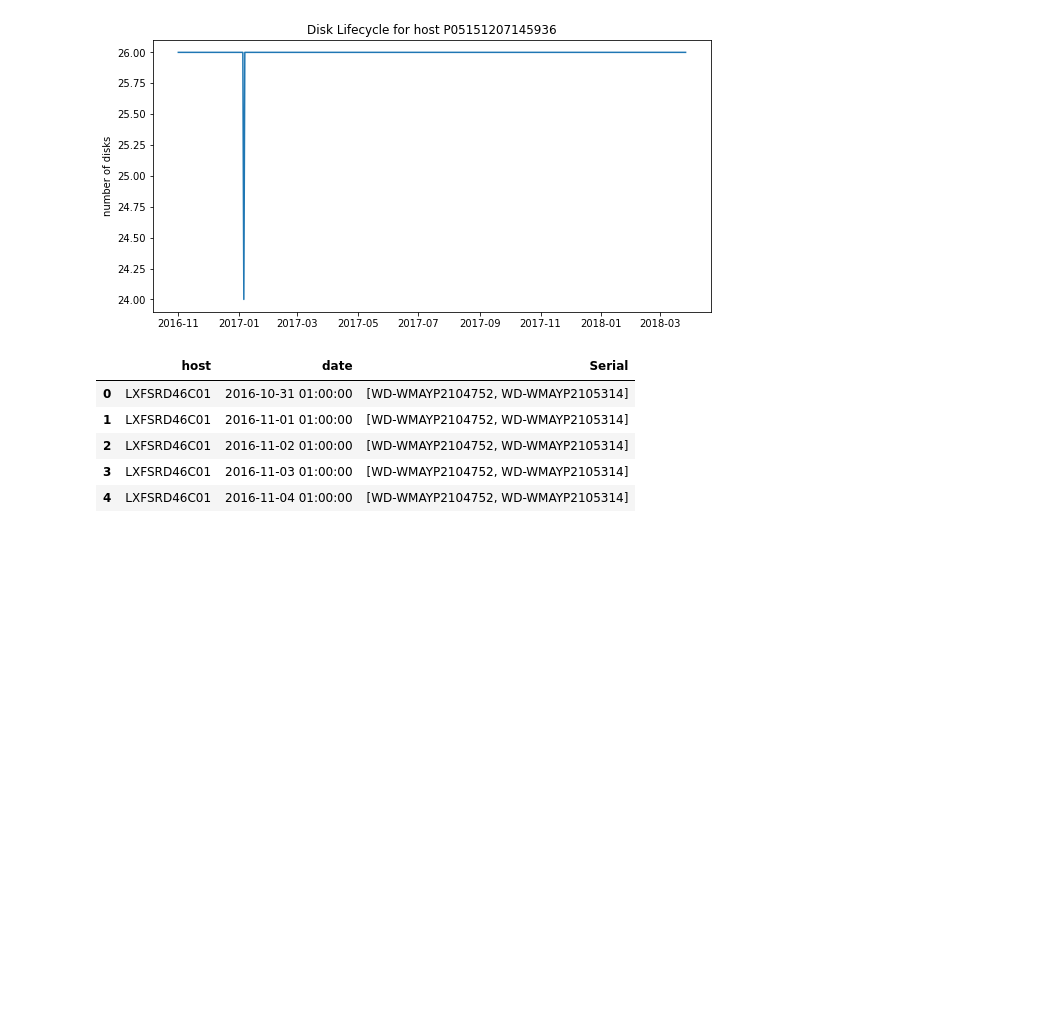
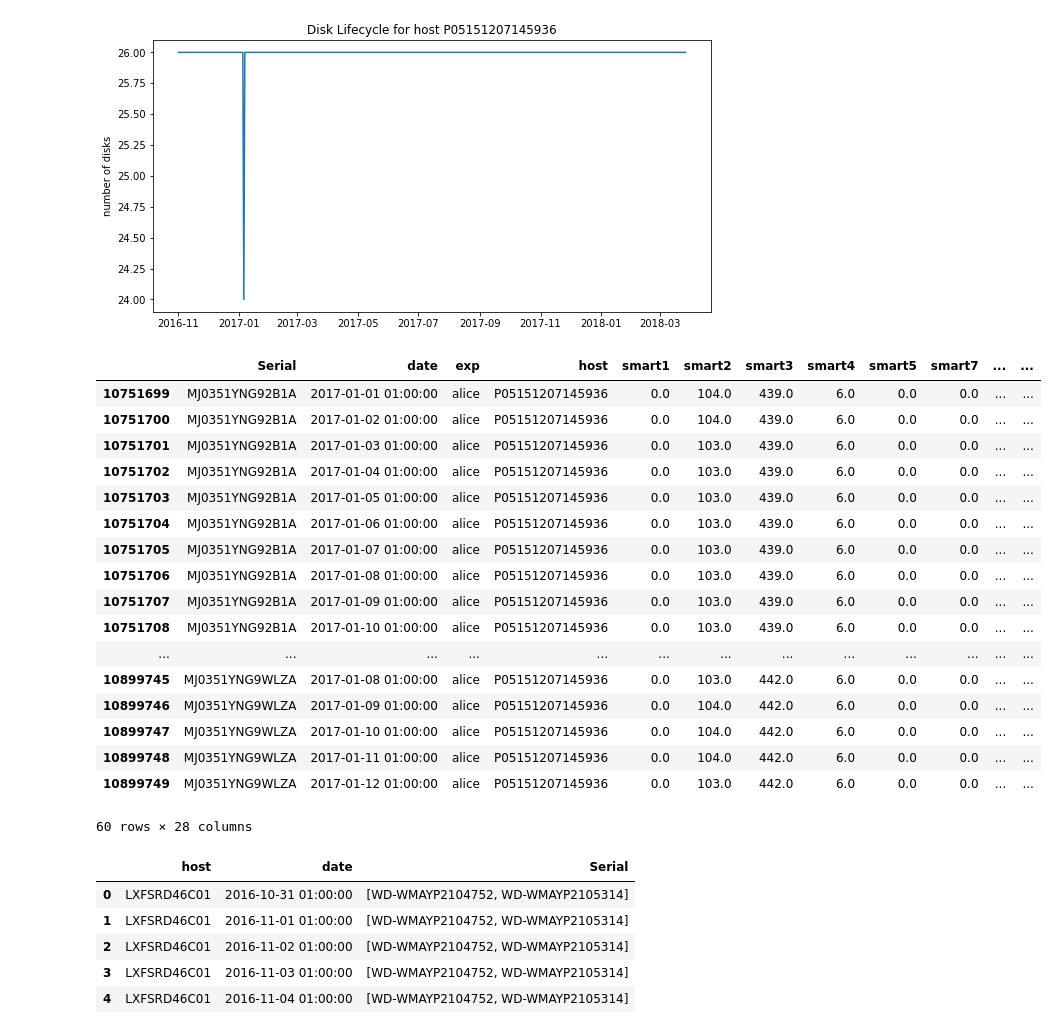
Before and after one commit to gacalheiros/hackathon, a Jupyter notebook: EDA-Baseline for Hackathon.ipynb, the cells around one changed output. Saved outputs shown, nothing was run; the diff lists cells and outputs as text; code cells hidden in the pictures; blank space fills up the shorter version.

```diff
--- a/EDA-Baseline for Hackathon.ipynb
+++ b/EDA-Baseline for Hackathon.ipynb
@@ -382,6 +420,28 @@ plot_disk_per_host('P05151207145936') # Possible two disk failure example
 [figure]
 [figure]
 [figure]
+# %%
+df_host=data[(data.host == 'P05151207145936') & (data.date > '2017-01-01') & (data.date < '2017-01-16')]
+df_host.groupby(['host','date']).head()
+# %% [output]
+|  | Serial | date | exp | host | smart1 | smart2 | smart3 | smart4 | smart5 | smart7 | ... | ... |
+| 10751699 | MJ0351YNG92B1A | 2017-01-01 01:00:00 | alice | P05151207145936 | 0.0 | 104.0 | 439.0 | 6.0 | 0.0 | 0.0 | ... | ... |
+| 10751700 | MJ0351YNG92B1A | 2017-01-02 01:00:00 | alice | P05151207145936 | 0.0 | 104.0 | 439.0 | 6.0 | 0.0 | 0.0 | ... | ... |
+| 10751701 | MJ0351YNG92B1A | 2017-01-03 01:00:00 | alice | P05151207145936 | 0.0 | 103.0 | 439.0 | 6.0 | 0.0 | 0.0 | ... | ... |
+| 10751702 | MJ0351YNG92B1A | 2017-01-04 01:00:00 | alice | P05151207145936 | 0.0 | 103.0 | 439.0 | 6.0 | 0.0 | 0.0 | ... | ... |
+| 10751703 | MJ0351YNG92B1A | 2017-01-05 01:00:00 | alice | P05151207145936 | 0.0 | 103.0 | 439.0 | 6.0 | 0.0 | 0.0 | ... | ... |
+| 10751704 | MJ0351YNG92B1A | 2017-01-06 01:00:00 | alice | P05151207145936 | 0.0 | 103.0 | 439.0 | 6.0 | 0.0 | 0.0 | ... | ... |
+| 10751705 | MJ0351YNG92B1A | 2017-01-07 01:00:00 | alice | P05151207145936 | 0.0 | 103.0 | 439.0 | 6.0 | 0.0 | 0.0 | ... | ... |
+| 10751706 | MJ0351YNG92B1A | 2017-01-08 01:00:00 | alice | P05151207145936 | 0.0 | 103.0 | 439.0 | 6.0 | 0.0 | 0.0 | ... | ... |
+| 10751707 | MJ0351YNG92B1A | 2017-01-09 01:00:00 | alice | P05151207145936 | 0.0 | 103.0 | 439.0 | 6.0 | 0.0 | 0.0 | ... | ... |
+| 10751708 | MJ0351YNG92B1A | 2017-01-10 01:00:00 | alice | P05151207145936 | 0.0 | 103.0 | 439.0 | 6.0 | 0.0 | 0.0 | ... | ... |
+| ... | ... | ... | ... | ... | ... | ... | ... | ... | ... | ... | ... | ... |
+| 10899745 | MJ0351YNG9WLZA | 2017-01-08 01:00:00 | alice | P05151207145936 | 0.0 | 103.0 | 442.0 | 6.0 | 0.0 | 0.0 | ... | ... |
+| 10899746 | MJ0351YNG9WLZA | 2017-01-09 01:00:00 | alice | P05151207145936 | 0.0 | 104.0 | 442.0 | 6.0 | 0.0 | 0.0 | ... | ... |
+| 10899747 | MJ0351YNG9WLZA | 2017-01-10 01:00:00 | alice | P05151207145936 | 0.0 | 104.0 | 442.0 | 6.0 | 0.0 | 0.0 | ... | ... |
+| 10899748 | MJ0351YNG9WLZA | 2017-01-11 01:00:00 | alice | P05151207145936 | 0.0 | 104.0 | 442.0 | 6.0 | 0.0 | 0.0 | ... | ... |
+| 10899749 | MJ0351YNG9WLZA | 2017-01-12 01:00:00 | alice | P05151207145936 | 0.0 | 103.0 | 442.0 | 6.0 | 0.0 | 0.0 | ... | ... |
+60 rows × 28 columns
 # %%
 # let's take subset for only possibly failed hosts
 possibly_bad_hosts_df = data[['host','Serial','date']][data.host.isin(possibly_bad_hosts.index)].groupby(['host','date'])['Serial'].apply(list).reset_index()
```
Also changed, not shown: parts of 16 cells of this notebook, 1 other file.
